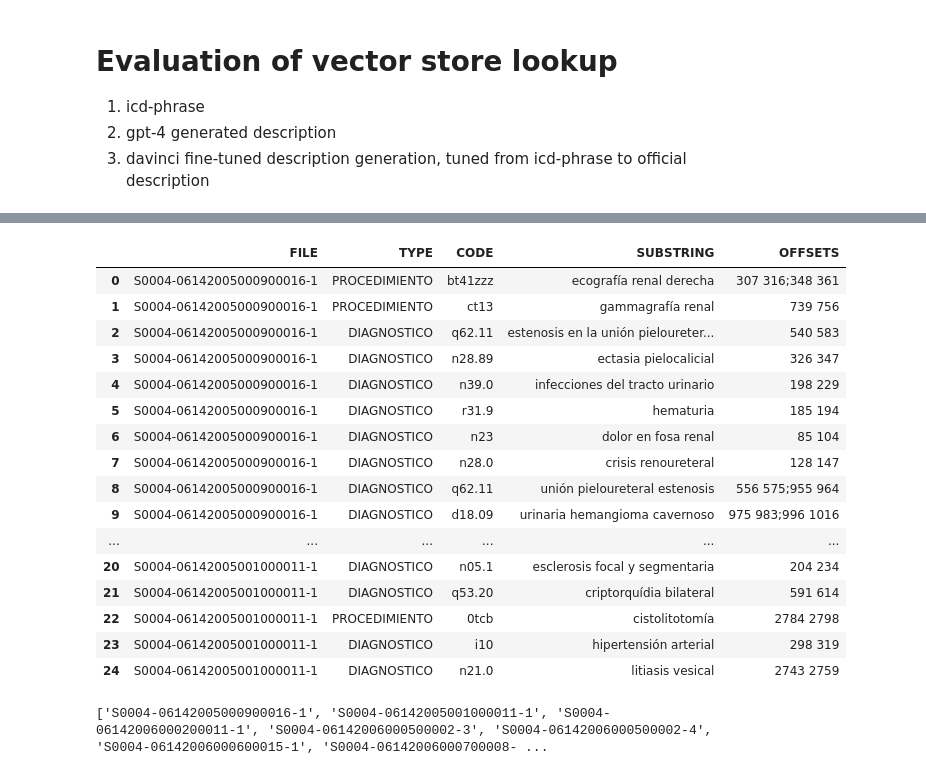
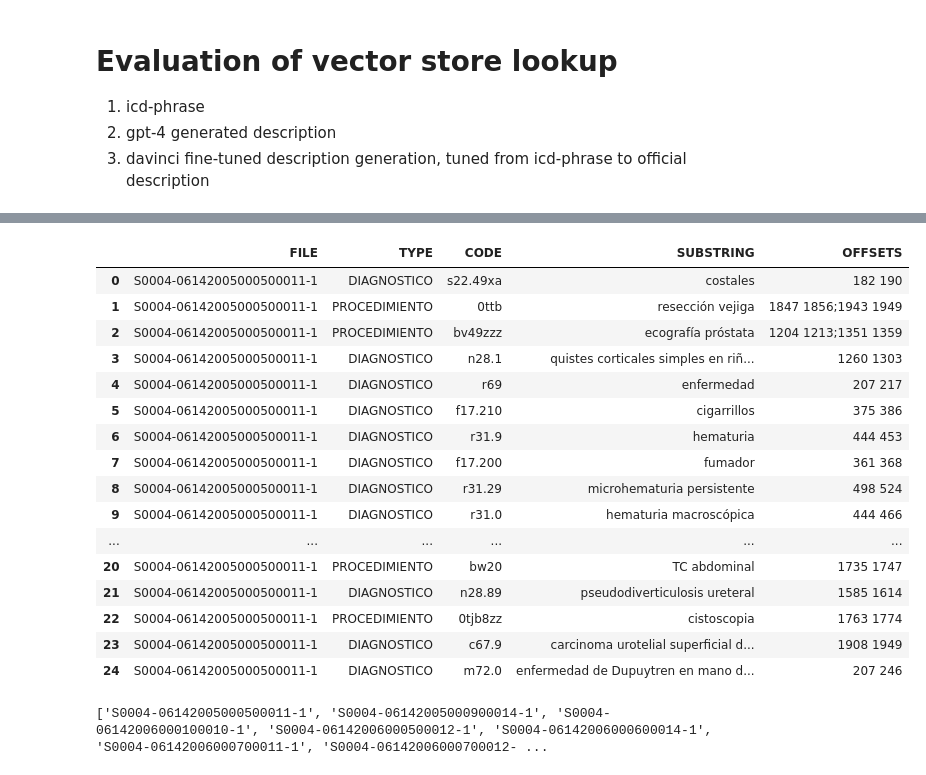
Before and after one commit to putssander/icdllmeval, a Jupyter notebook: notebooks/10 description-evaluation.ipynb, the cells around one changed output, grey strips where cells are left out. Drawn from its saved outputs; the diff is of its cells as text; code cells hidden in the pictures.

```diff
--- a/notebooks/10 description-evaluation.ipynb
+++ b/notebooks/10 description-evaluation.ipynb
@@ -62,27 +65,29 @@ vector stores loaded
 # %%
+analyse_split = "test"
+
 codiformat = CodiFormat()
-df_dev_x = codiformat.get_df_x("dev")
-df_dev_x.head(25)
+df_analyse_x = codiformat.get_df_x(analyse_split)
+df_analyse_x.head(25)
 # %% [output]
 |  | FILE | TYPE | CODE | SUBSTRING | OFFSETS |
-| 0 | S0004-06142005000900016-1 | PROCEDIMIENTO | bt41zzz | ecografía renal derecha | 307 316;348 361 |
-| 1 | S0004-06142005000900016-1 | PROCEDIMIENTO | ct13 | gammagrafía renal | 739 756 |
-| 2 | S0004-06142005000900016-1 | DIAGNOSTICO | q62.11 | estenosis en la unión pieloureter... | 540 583 |
-| 3 | S0004-06142005000900016-1 | DIAGNOSTICO | n28.89 | ectasia pielocalicial | 326 347 |
-| 4 | S0004-06142005000900016-1 | DIAGNOSTICO | n39.0 | infecciones del tracto urinario | 198 229 |
-| 5 | S0004-06142005000900016-1 | DIAGNOSTICO | r31.9 | hematuria | 185 194 |
-| 6 | S0004-06142005000900016-1 | DIAGNOSTICO | n23 | dolor en fosa renal | 85 104 |
-| 7 | S0004-06142005000900016-1 | DIAGNOSTICO | n28.0 | crisis renoureteral | 128 147 |
-| 8 | S0004-06142005000900016-1 | DIAGNOSTICO | q62.11 | unión pieloureteral estenosis | 556 575;955 964 |
-| 9 | S0004-06142005000900016-1 | DIAGNOSTICO | d18.09 | urinaria hemangioma cavernoso | 975 983;996 1016 |
+| 0 | S0004-06142005000500011-1 | DIAGNOSTICO | s22.49xa | costales | 182 190 |
+| 1 | S0004-06142005000500011-1 | PROCEDIMIENTO | 0ttb | resección vejiga | 1847 1856;1943 1949 |
+| 2 | S0004-06142005000500011-1 | PROCEDIMIENTO | bv49zzz | ecografía próstata | 1204 1213;1351 1359 |
+| 3 | S0004-06142005000500011-1 | DIAGNOSTICO | n28.1 | quistes corticales simples en riñ... | 1260 1303 |
+| 4 | S0004-06142005000500011-1 | DIAGNOSTICO | r69 | enfermedad | 207 217 |
+| 5 | S0004-06142005000500011-1 | DIAGNOSTICO | f17.210 | cigarrillos | 375 386 |
+| 6 | S0004-06142005000500011-1 | DIAGNOSTICO | r31.9 | hematuria | 444 453 |
+| 7 | S0004-06142005000500011-1 | DIAGNOSTICO | f17.200 | fumador | 361 368 |
+| 8 | S0004-06142005000500011-1 | DIAGNOSTICO | r31.29 | microhematuria persistente | 498 524 |
+| 9 | S0004-06142005000500011-1 | DIAGNOSTICO | r31.0 | hematuria macroscópica | 444 466 |
 | ... | ... | ... | ... | ... | ... |
-| 20 | S0004-06142005001000011-1 | DIAGNOSTICO | n05.1 | esclerosis focal y segmentaria | 204 234 |
-| 21 | S0004-06142005001000011-1 | DIAGNOSTICO | q53.20 | criptorquídia bilateral | 591 614 |
-| 22 | S0004-06142005001000011-1 | PROCEDIMIENTO | 0tcb | cistolitotomía | 2784 2798 |
-| 23 | S0004-06142005001000011-1 | DIAGNOSTICO | i10 | hipertensión arterial | 298 319 |
-| 24 | S0004-06142005001000011-1 | DIAGNOSTICO | n21.0 | litiasis vesical | 2743 2759 |
+| 20 | S0004-06142005000500011-1 | PROCEDIMIENTO | bw20 | TC abdominal | 1735 1747 |
+| 21 | S0004-06142005000500011-1 | DIAGNOSTICO | n28.89 | pseudodiverticulosis ureteral | 1585 1614 |
+| 22 | S0004-06142005000500011-1 | PROCEDIMIENTO | 0tjb8zz | cistoscopia | 1763 1774 |
+| 23 | S0004-06142005000500011-1 | DIAGNOSTICO | c67.9 | carcinoma urotelial superficial d... | 1908 1949 |
+| 24 | S0004-06142005000500011-1 | DIAGNOSTICO | m72.0 | enfermedad de Dupuytren en mano d... | 207 246 |
 # %%
-first_25_dev_files = list(df_dev_x["FILE"].unique())[:25]
-print(first_25_dev_files)
+first_25_files = list(df_analyse_x["FILE"].unique())[:25]
+print(first_25_files)
 # %% [output]
-['S0004-06142005000900016-1', 'S0004-06142005001000011-1', 'S0004-06142006000200011-1', 'S0004-06142006000500002-3', 'S0004-06142006000500002-4', 'S0004-06142006000600015-1', 'S0004-06142006000700008- ...
+['S0004-06142005000500011-1', 'S0004-06142005000900014-1', 'S0004-06142006000100010-1', 'S0004-06142006000500012-1', 'S0004-06142006000600014-1', 'S0004-06142006000700011-1', 'S0004-06142006000700012- ...
```
Also changed, not shown: parts of 12 cells of this notebook, 5 other files.
